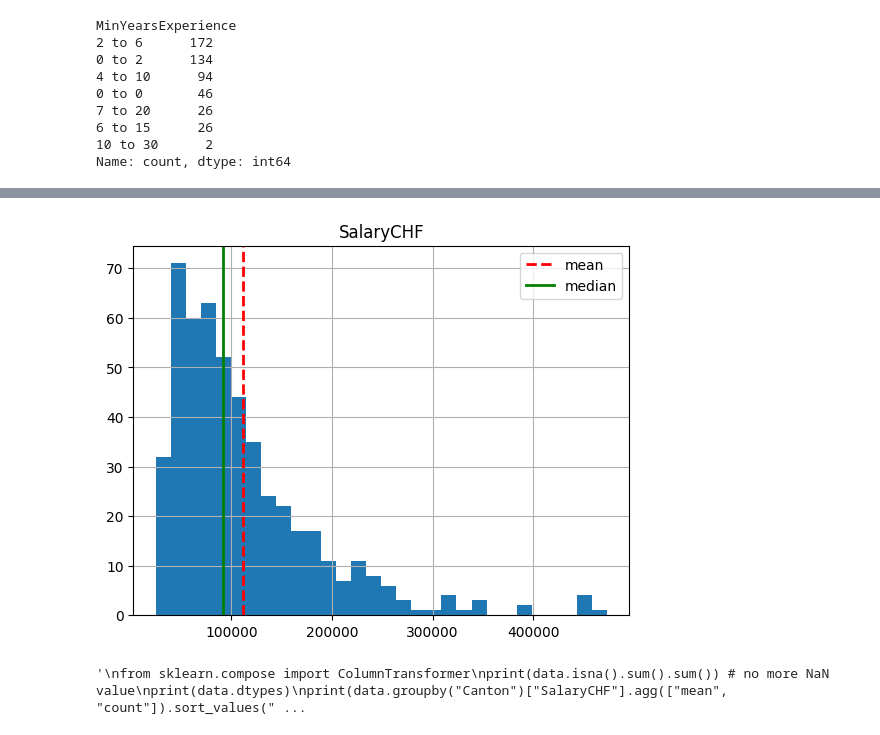
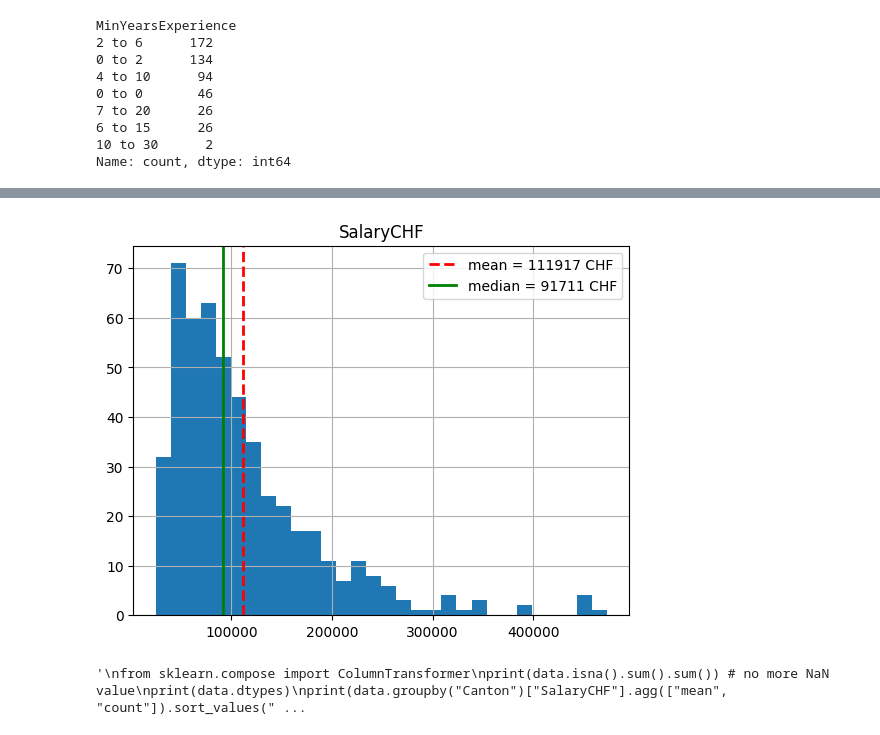
Before and after one commit to Dyumes/SS2-MobileApp, a Jupyter notebook: model_prediction/model.ipynb, the cells around one changed output, grey strips where cells are left out. Saved outputs shown, nothing was run; the diff lists cells and outputs as text; code cells hidden in the pictures.

```diff
--- a/model_prediction/model.ipynb
+++ b/model_prediction/model.ipynb
@@ -62,7 +112,6 @@ data = data.drop('WorkloadPercent', axis=1)
 bounds = data["MinYearsExperience"].str.extract(r"(\d+)\s*to\s*(\d+)").astype(float)
 data["ExpMin"] = bounds[0]
 data["ExpMax"] = bounds[1]
-data["ExpMid"] = (bounds[0] + bounds[1]) / 2
 data = data.drop(columns="MinYearsExperience")
 
 data
@@ -136,26 +185,26 @@ Tailles présentes : ['Large (1000+)', 'Medium (200-1000)', 'Small (50-200)', 'S
 # %%
 histo = data['SalaryCHF'].hist(bins=30)
 mean = data['SalaryCHF'].mean()
 median = data['SalaryCHF'].median()
 histo.axvline(
     x=mean,
     color="red",
     linestyle="--",
     linewidth=2,
-    label="mean"
+    label=f"mean = {int(mean)} CHF"
 )
 histo.axvline(
     x=median,
     color="green",
     linestyle="-",
     linewidth=2,
-    label="median"
+    label=f"median = {int(median)} CHF"
 )
 plt.title('SalaryCHF')
 plt.legend()
 plt.show()
 # %% [output]
-[figure, old version]
+[figure, new version]
 # %%
 """
 from sklearn.compose import ColumnTransformer
```
Also changed, not shown: parts of 9 cells of this notebook.
